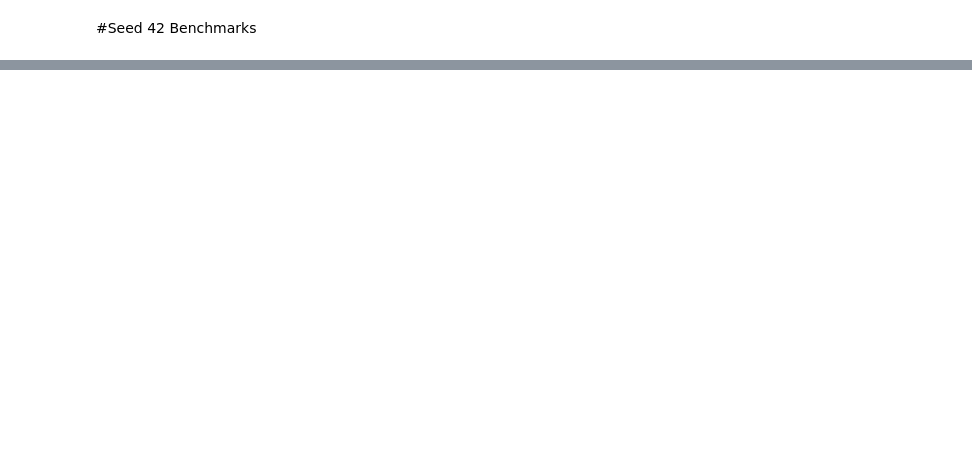
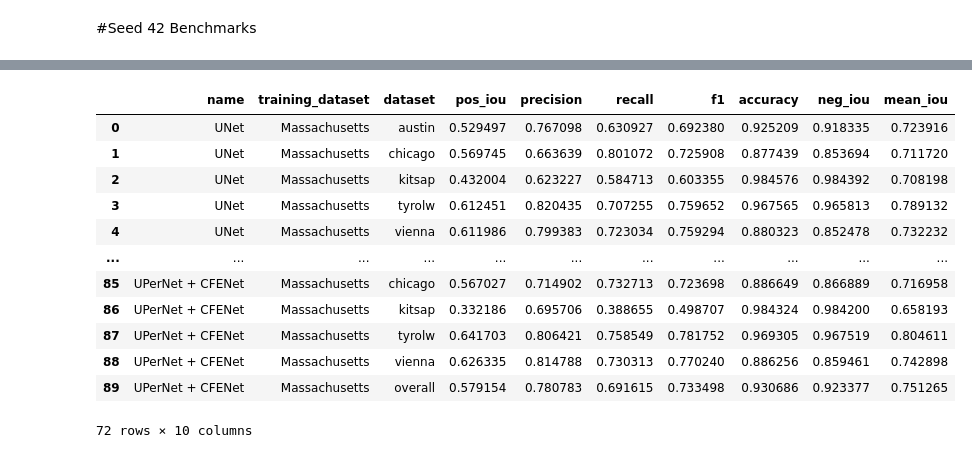
Before and after one commit to MrAI-Rohan/cross-fusion-aerialbs, a Jupyter notebook: evaluation/result_tables.ipynb, the cells around one changed output, grey strips where cells are left out. Drawn from its saved outputs; the diff is of its cells as text; code cells hidden in the pictures; blank space fills up the shorter version.

```diff
--- a/evaluation/result_tables.ipynb
+++ b/evaluation/result_tables.ipynb
@@ -97,0 +131,3 @@ whu_benchmarks
+# %%
+pre_in_benchmarks = inria_benchmarks[(inria_benchmarks["decoder"] != "upernet") | inria_benchmarks["config"].isin(upernet_final_configs)]
+pre_in_benchmarks.config.unique()
@@ -97,0 +142,17 @@ whu_benchmarks
+# %%
+clean_inria_benchmarks = pre_in_benchmarks.iloc[:, [-1, 16, 1, 3, 4, 5, 6, 7, 8, 9,]]
+clean_inria_benchmarks
+# %% [output]
+|  | name | training_dataset | dataset | pos_iou | precision | recall | f1 | accuracy | neg_iou | mean_iou |
+| 0 | UNet | Massachusetts | austin | 0.529497 | 0.767098 | 0.630927 | 0.692380 | 0.925209 | 0.918335 | 0.723916 |
+| 1 | UNet | Massachusetts | chicago | 0.569745 | 0.663639 | 0.801072 | 0.725908 | 0.877439 | 0.853694 | 0.711720 |
+| 2 | UNet | Massachusetts | kitsap | 0.432004 | 0.623227 | 0.584713 | 0.603355 | 0.984576 | 0.984392 | 0.708198 |
+| 3 | UNet | Massachusetts | tyrolw | 0.612451 | 0.820435 | 0.707255 | 0.759652 | 0.967565 | 0.965813 | 0.789132 |
+| 4 | UNet | Massachusetts | vienna | 0.611986 | 0.799383 | 0.723034 | 0.759294 | 0.880323 | 0.852478 | 0.732232 |
+| ... | ... | ... | ... | ... | ... | ... | ... | ... | ... | ... |
+| 85 | UPerNet + CFENet | Massachusetts | chicago | 0.567027 | 0.714902 | 0.732713 | 0.723698 | 0.886649 | 0.866889 | 0.716958 |
+| 86 | UPerNet + CFENet | Massachusetts | kitsap | 0.332186 | 0.695706 | 0.388655 | 0.498707 | 0.984324 | 0.984200 | 0.658193 |
+| 87 | UPerNet + CFENet | Massachusetts | tyrolw | 0.641703 | 0.806421 | 0.758549 | 0.781752 | 0.969305 | 0.967519 | 0.804611 |
+| 88 | UPerNet + CFENet | Massachusetts | vienna | 0.626335 | 0.814788 | 0.730313 | 0.770240 | 0.886256 | 0.859461 | 0.742898 |
+| 89 | UPerNet + CFENet | Massachusetts | overall | 0.579154 | 0.780783 | 0.691615 | 0.733498 | 0.930686 | 0.923377 | 0.751265 |
+72 rows × 10 columns
```
Also changed, not shown: parts of 12 cells of this notebook, 7 other files.
